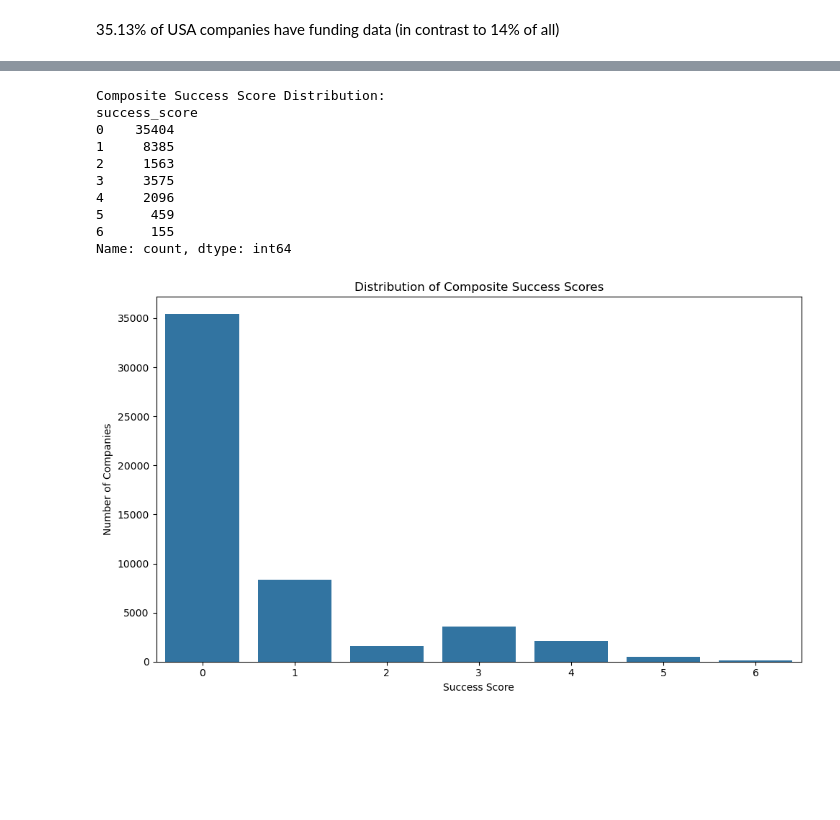
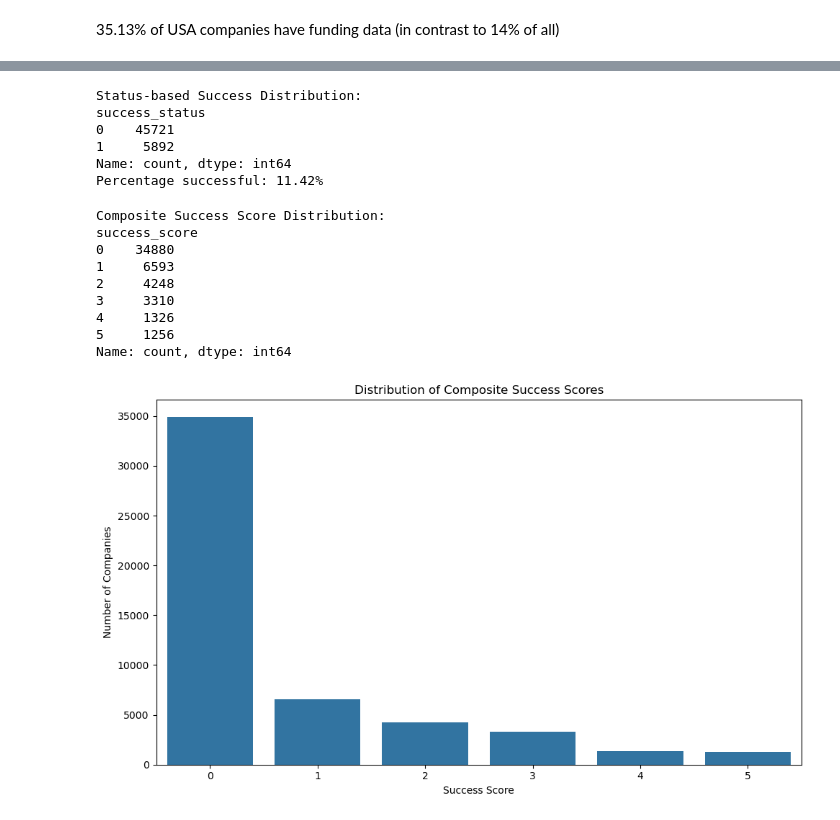
Before and after one commit to girisucharita/spring_2025_startup_survival, a Jupyter notebook: new-analysis/5.define-success-metrics.ipynb, the cells around one changed output, grey strips where cells are left out. Saved outputs shown, nothing was run; the diff lists cells and outputs as text; code cells hidden in the pictures; blank space fills up the shorter version.

Commit message:
Clean the data, define success metrics

```diff
--- a/new-analysis/5.define-success-metrics.ipynb
+++ b/new-analysis/5.define-success-metrics.ipynb
@@ -25,10 +24,0 @@ Dataset loaded with 51637 rows and 19 columns
-# %%
-# Convert date columns to datetime format
-date_columns = ['founded_at', 'closed_at', 'first_investment_at', 'last_investment_at',
-               'first_funding_at', 'last_funding_at', 'first_milestone_at',
-               'last_milestone_at', 'created_at', 'updated_at']
-
-for col in date_columns:
-    if col in companies_df.columns:
-        companies_df[col] = pd.to_datetime(companies_df[col], errors='coerce')
-        print(f"Converted {col} to datetime")
@@ -121,29 +103,18 @@ Name: funding_total_usd, dtype: float64
 # %%
-# Calculate company age for companies with founding date
-current_date = pd.Timestamp('2023-01-01')  # Using a fixed date as "current" for consistency
-
-# Create age_years column directly from the calculation, which will ensure proper numeric dtype
-# For companies without a founding date, NaN will be used (which preserves numeric dtype)
-mask = companies_df['founded_at'].notna()
-companies_df['age_years'] = np.nan  # Initialize with NaN instead of None to maintain float dtype
-companies_df.loc[mask, 'age_years'] = (
-    (current_date - companies_df.loc[mask, 'founded_at']).dt.days / 365.25
-)
-
 # Print age statistics
-age_stats = companies_df['age_years'].describe()
+age_stats = companies_df['age'].describe()
 print("\nCompany Age Statistics (years):")
 print(age_stats)
 
 # Calculate age quartiles
-companies_with_age = companies_df[companies_df['age_years'].notna()]
-age_quartiles = companies_with_age['age_years'].quantile([0.25, 0.5, 0.75, 0.9])
+companies_with_age = companies_df[companies_df['age'].notna()]
+age_quartiles = companies_with_age['age'].quantile([0.25, 0.5, 0.75, 0.9])
 print("\nAge Quartiles (years):")
 print(age_quartiles)
 
 # Visualize age distribution
 plt.figure(figsize=(12, 6))
-sns.histplot(companies_with_age['age_years'])
+sns.histplot(companies_with_age['age'])
 plt.title('Distribution of Company Age')
 plt.xlabel('Age (years)')
 plt.axvline(age_quartiles[0.75], color='r', linestyle='--', label='75th Percentile')
@@ -237,5 +144,25 @@ Percentage with age data: 74.80%
+# %%
+# Define success metrics based on our analysis
+
+# 1. Status-based success (acquired or IPO)
+companies_df['success_status'] = companies_df['status'].apply(
+    lambda x: 1 if x in ['acquired', 'ipo'] else 0
+)
+
+# Print status-based success distribution
+print("\nStatus-based Success Distribution:")
+status_success_counts = companies_df['success_status'].value_counts()
+print(status_success_counts)
+print(f"Percentage successful: {status_success_counts[1] / status_success_counts.sum() * 100:.2f}%")
+# %% [output]
+Status-based Success Distribution:
+success_status
+0    45721
+1     5892
+Name: count, dtype: int64
+Percentage successful: 11.42%
 # %%
-# Create a composite success metric combining multiple factors
+# Create a composite success metric combining status and age factors
 
 # Define a function to assign a composite success score
 def assign_composite_success(row):
@@ -244,48 +171,42 @@ def assign_composite_success(row):
     # Status-based component (highest weight)
     if row['status'] in ['acquired', 'ipo']:
         score += 3
 
-    # Funding-based component
-    if pd.notna(row['funding_total_usd']):
-        if row['funding_total_usd'] >= funding_quartiles[0.9]:  # Top 10%
+    # Age-based component
+    if pd.notna(row['age']):
+        if row['age'] >= age_quartiles[0.9]:  # Top 25%
             score += 2
-        elif row['funding_total_usd'] >= funding_quartiles[0.75]:  # Top 25%
-            score += 1
-
-    # Age-based component
-    if pd.notna(row['age_years']):
-        if row['age_years'] >= age_quartiles[0.75]:  # Top 25%
+        elif age_quartiles[0.75] <= row['age'] <= age_quartiles[0.9]:  # Between 50th and 75th percentile
             score += 1
 
     return score
 
 # Apply the composite scoring function
 companies_df['success_score'] = companies_df.apply(assign_composite_success, axis=1)
 
 # Print composite score distribution
 print("\nComposite Success Score Distribution:")
 score_counts = companies_df['success_score'].value_counts().sort_index()
 print(score_counts)
 
 # Visualize the score distribution
 plt.figure(figsize=(10, 6))
 sns.countplot(x='success_score', data=companies_df, order=sorted(companies_df['success_score'].unique()))
 plt.title('Distribution of Composite Success Scores')
 plt.xlabel('Success Score')
 plt.ylabel('Number of Companies')
 plt.tight_layout()
 plt.savefig('success_score_distribution.png')
 plt.show()
 # %% [output]
 Composite Success Score Distribution:
 success_score
-0    35404
-1     8385
-2     1563
-3     3575
-4     2096
-5      459
-6      155
+0    34880
+1     6593
+2     4248
+3     3310
+4     1326
+5     1256
 Name: count, dtype: int64
-[figure, old version]
+[figure, new version]
 # %%
```
Also changed, not shown: parts of 11 cells of this notebook, 11 other files.
